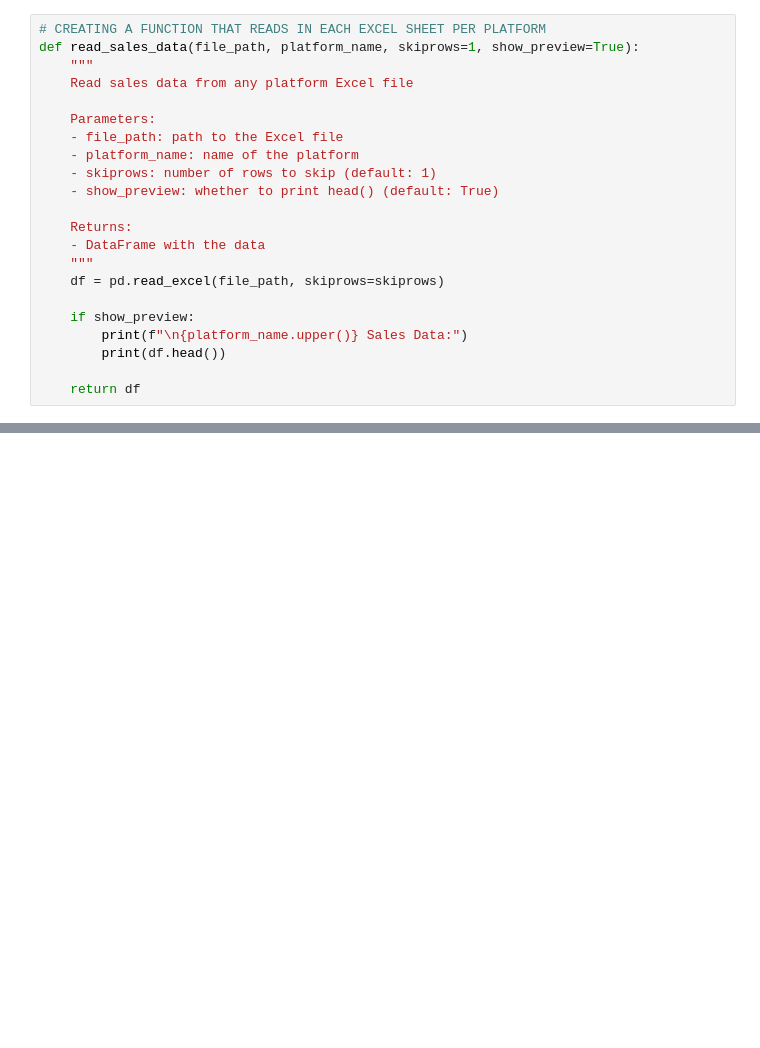
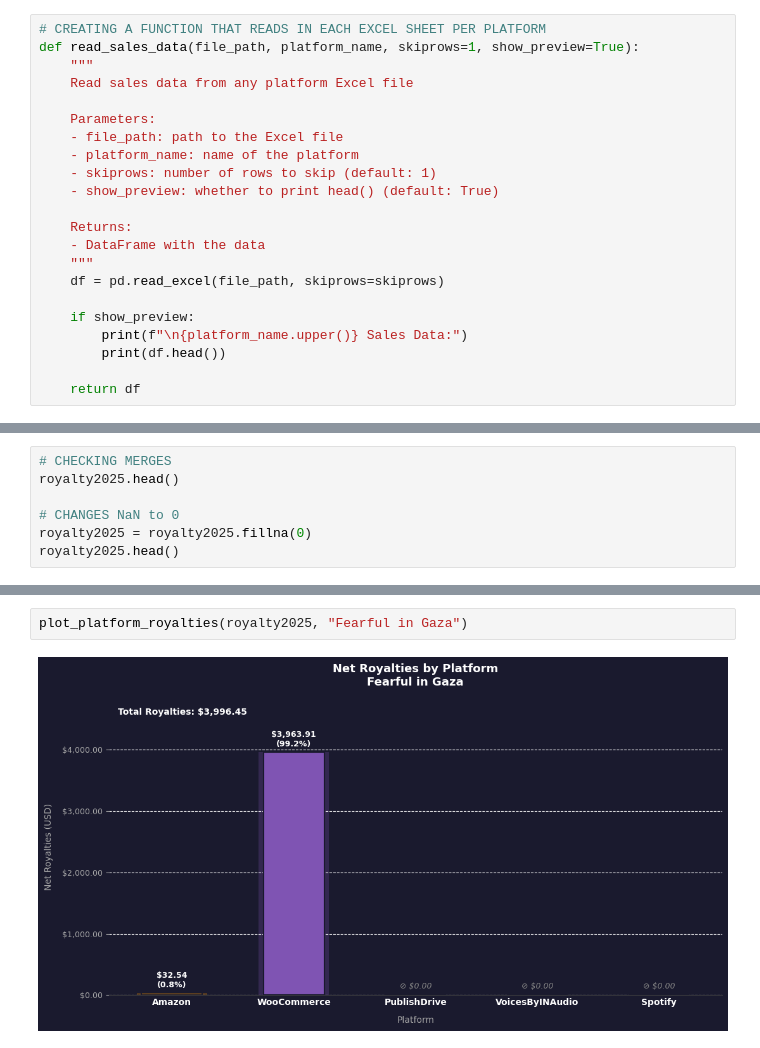
Before and after one commit to tiffany-ngli/Authors-Royalty-Platform, a Jupyter notebook: 2025_authors_royalty.ipynb, the cells around one changed output, grey strips where cells are left out. Drawn from its saved outputs; the diff is of its cells as text; blank space fills up the shorter version.

```diff
--- a/2025_authors_royalty.ipynb
+++ b/2025_authors_royalty.ipynb
@@ -282 +282,8 @@ memory usage: 132.0+ bytes
 None
+# %%
+# CHECKING MERGES
+royalty2025.head()
+
+# CHANGES NaN to 0
+royalty2025 = royalty2025.fillna(0)
+royalty2025.head()
@@ -282,0 +423,4 @@ None
+# %%
+plot_platform_royalties(royalty2025, "Fearful in Gaza")
+# %% [output]
+[figure, added]
```
Also changed, not shown: parts of 10 cells of this notebook.
